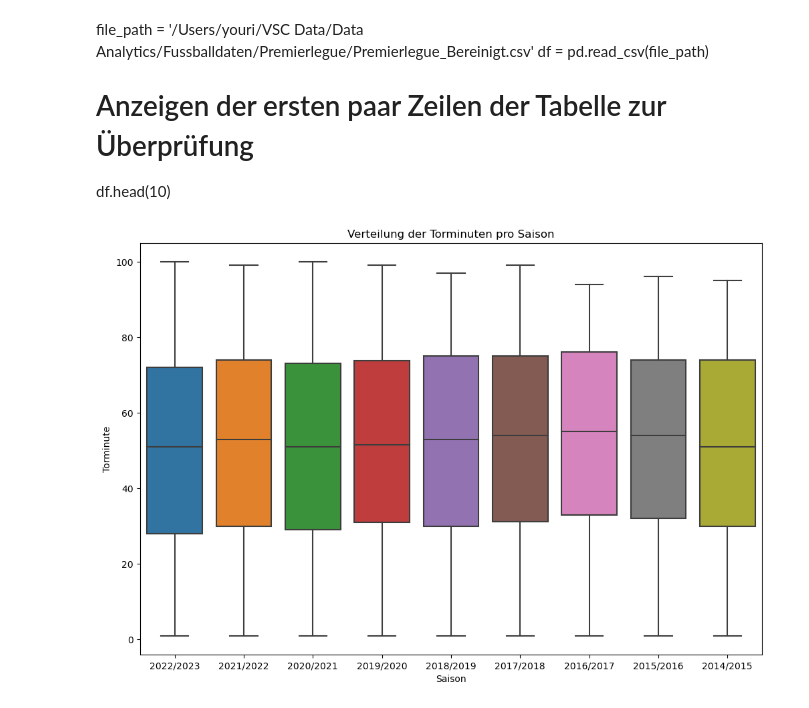
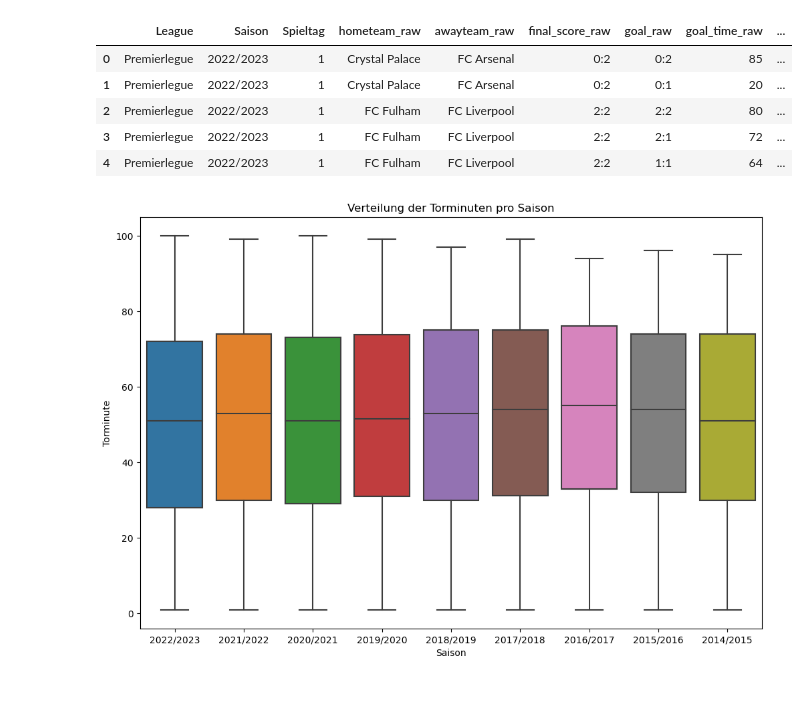
Before and after one commit to lederyou/Fussballdaten, a Jupyter notebook: Premierlegue/Premierleague_Analyse.ipynb, the cells around one changed output. Cells and saved outputs as stored; diff of their text form; code cells hidden in the pictures.

```diff
--- a/Premierlegue/Premierleague_Analyse.ipynb
+++ b/Premierlegue/Premierleague_Analyse.ipynb
@@ -16,15 +14,16 @@ ModuleNotFoundError: No module named 'pymysql'
-# %% [markdown]
-file_path = '/Users/youri/VSC Data/Data Analytics/Fussballdaten/Premierlegue/Premierlegue_Bereinigt.csv'
-df = pd.read_csv(file_path)
-
-# Anzeigen der ersten paar Zeilen der Tabelle zur Überprüfung
-df.head(10)
 # %%
-conn=pymysql.connect(host='localhost',port=int(3306),user='root',passwd='Roger123',db='fussballdata')
+conn=mysql.connector.connect(host='localhost',port=int(3306),user='root',passwd='Roger123',db='fussballdata')
 
-df=pd.read_sql_query("SELECT * FROM 'premierleague' ",conn)
+df=pd.read_sql_query("SELECT * FROM premierleague ",conn)
 
-print(df)
+df.head()
+# %% [output]
+|  | League | Saison | Spieltag | hometeam_raw | awayteam_raw | final_score_raw | goal_raw | goal_time_raw | ... |
+| 0 | Premierlegue | 2022/2023 | 1 | Crystal Palace | FC Arsenal | 0:2 | 0:2 | 85 | ... |
+| 1 | Premierlegue | 2022/2023 | 1 | Crystal Palace | FC Arsenal | 0:2 | 0:1 | 20 | ... |
+| 2 | Premierlegue | 2022/2023 | 1 | FC Fulham | FC Liverpool | 2:2 | 2:2 | 80 | ... |
+| 3 | Premierlegue | 2022/2023 | 1 | FC Fulham | FC Liverpool | 2:2 | 2:1 | 72 | ... |
+| 4 | Premierlegue | 2022/2023 | 1 | FC Fulham | FC Liverpool | 2:2 | 1:1 | 64 | ... |
 # %%
 # E rstellen der Boxplots für jede Saison
 plt.figure(figsize=(12, 8))
```
Also changed, not shown: parts of 1 cell of this notebook, 5 other files.
